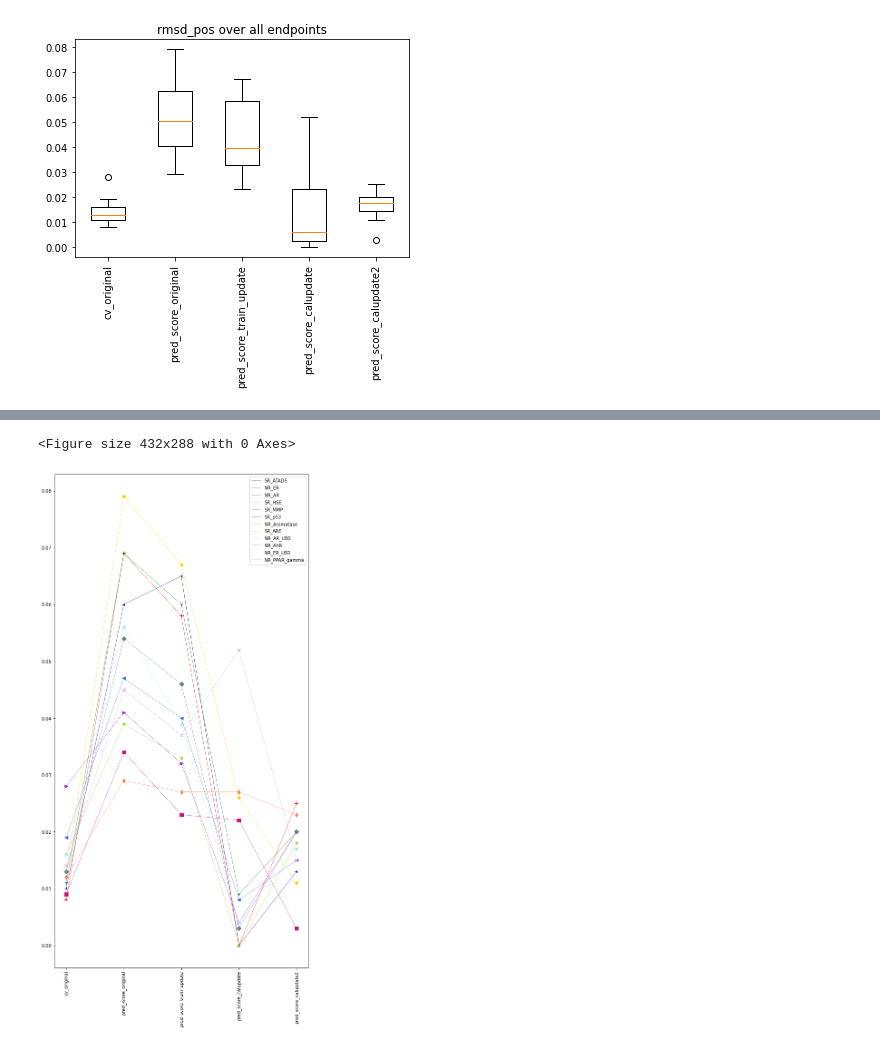
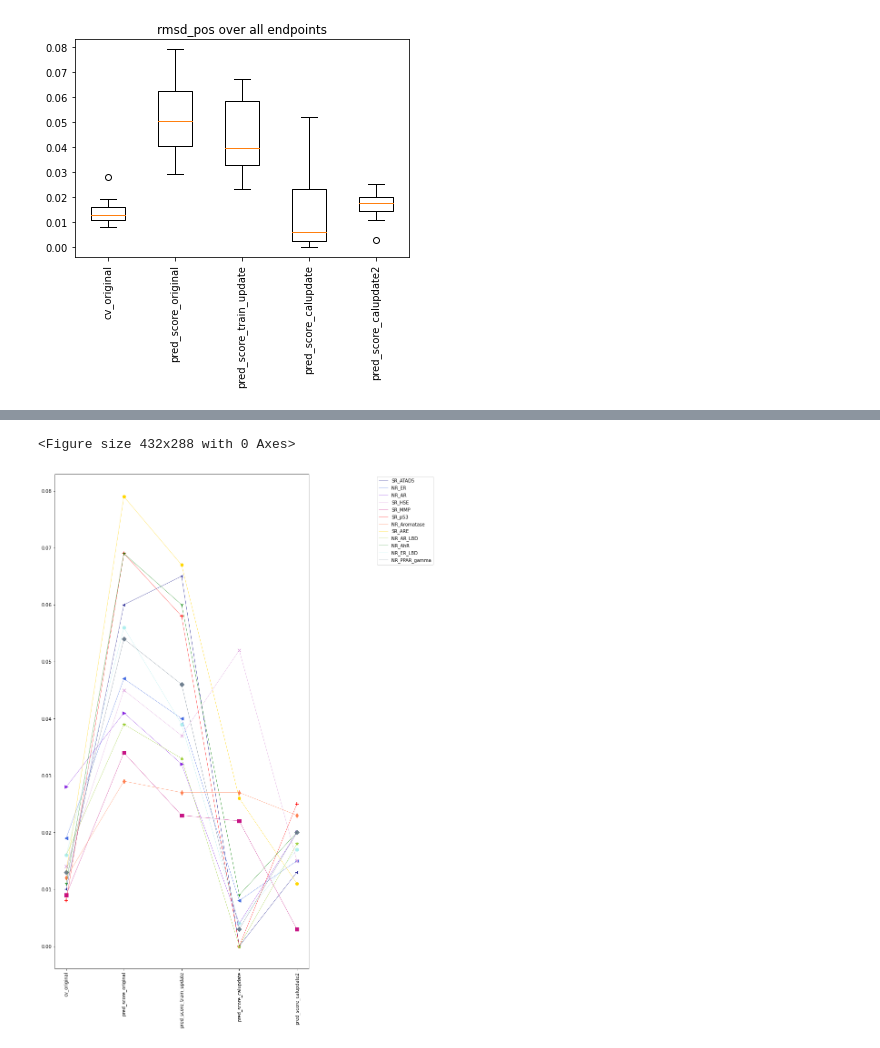
Before and after one commit to volkamerlab/cptox21_manuscript_SI, a Jupyter notebook: code/evaluate_all_endpoints.ipynb, the cells around one changed output, grey strips where cells are left out. Drawn from its saved outputs; the diff is of its cells as text; code cells hidden in the pictures.

```diff
--- a/code/evaluate_all_endpoints.ipynb
+++ b/code/evaluate_all_endpoints.ipynb
@@ -37,6 +78,7 @@ run_experiment = False #True
 # %%
 # Parameters
 n_folds_acp = 3# 10
+n_cv = 2 # 5
 # %%
 endpoints = [
     'SR_ATAD5', 'NR_ER', 'NR_AR', 'SR_HSE', 'SR_MMP', 'SR_p53', 'NR_Aromatase',
@@ -47,28 +86,0 @@ endpoints = [
-# %%
-def load_data(endpoint):
-    """
-    Load signature datasets per endpoint
-
-    Parameters
-    ----------
-    endpoint : endpoint for which the data should be loaded
-
-    Returns
-    -------
-    X_train : (signature) descriptors for Tox21train set
-    y_train : labels for Tox21train set
-    X_test : (signature) descriptors for Tox21test set
-    y_test : labels for Tox21test set
-    X_score : (signature) descriptors for Tox21score set
-    y_score : labels for Tox21score set
-
-    """
-    datasets = ["train", "test", "score"]
-    train_path = define_path(endpoint=endpoint, data=datasets[0], signatures_path=data_signatures_path)
-    test_path = define_path(endpoint=endpoint, data=datasets[1], signatures_path=data_signatures_path)
-    score_path = define_path(endpoint=endpoint, data=datasets[2], signatures_path=data_signatures_path)
-
-    X_train, y_train, X_test, y_test, X_score, y_score = load_signatures_files(train_path, test_path, score_path)
-    X_train = X_train[:500]
-    y_train = y_train[:500]
-    return X_train, y_train, X_test, y_test, X_score, y_score
@@ -213,11 +122,13 @@ for endpoint in endpoints:
     if run_experiment: # If we want to make calculations for all set-ups
 
         # Load data
-        X_train, y_train, X_test, y_test, X_score, y_score = load_data(endpoint)
+        X_train, y_train, X_test, y_test, X_score, y_score = load_data(
+            endpoint, data_signatures_path=data_signatures_path, short_train=True
+        )
 
         # Cross-validate with different calibration sets
         cptox21_cross_validator = cross_validate_compare_calibration_sets(
-            endpoint, X_train, y_train, X_test, y_test, X_score, y_score
+            endpoint, acp, X_train, y_train, X_test, y_test, X_score, y_score, n_cv=n_cv
         )
 
         # Store dataframes with evaluation measures per set-up
@@ -254,7 +165,7 @@ for endpoint in endpoints:
         )
 
         train_update_cross_validator = cross_validate_with_updated_training_set(
-            endpoint, X_train, y_train, X_test, y_test, X_score, y_score, known_indices_sampler
+            endpoint, train_update_acp, X_train, y_train, X_test, y_test, X_score, y_score, known_indices_sampler
         )
 
         evaluation_dfs["cv_trainupdate"].append(train_update_cross_validator.averaged_evaluation_df_cv)
@@ -393,9 +316,9 @@ To see how the rmsds change for the individual endpoints and detect possible "ou
 
 Note, that these plots were initially used for internal investigation, e.g. which endpoints should be selected as example in the manuscript. If unnecessary, the plots can be deleted from this SI notebook.
 # %%
-def line_plot_rmsd(rmsds, strategies, colours=None, markers=None):
+def line_plot_rmsd(rmsds, strategies, colours=None, markers=None, figsize=(5, 10)):
     plt.clf()
-    fig = plt.figure(figsize=(10,20))
+    fig = plt.figure(figsize=figsize)
     if colours is None:
         colours = ['navy', 'royalblue', 'blueviolet', 'plum', 'mediumvioletred', 'red', 'coral', 'gold', 'yellowgreen', 'green', 'paleturquoise', 'slategrey']
     if markers is None:
@@ -405,7 +328,7 @@ def line_plot_rmsd(rmsds, strategies, colours=None, markers=None):
         plt.plot(strategies, [rmsds[s][i] for s in strategies], color=colours[i], linewidth=0.5)#, marker='-o')
         plt.scatter(strategies, [rmsds[s][i] for s in strategies], label=ep, color=colours[i], marker=markers[i], s=50)
         plt.xticks(rotation='vertical')
-        plt.legend(endpoints, loc='upper right')#, bbox_to_anchor=(1, 0.5))
+        plt.legend(endpoints, loc='upper right', bbox_to_anchor=(1.5, 1))
 # %%
 line_plot_rmsd(rmsds, strategies)
 # %% [output]
@@ -414,5 +337,5 @@ line_plot_rmsd(rmsds, strategies)
 # %%
-line_plot_rmsd(rmsds_pos, strategies)
+line_plot_rmsd(rmsds_pos, strategies, figsize=(10, 20))
 # %% [output]
 <Figure size 432x288 with 0 Axes>
-[figure, old version]
+[figure, new version]
```
Also changed, not shown: parts of 26 cells of this notebook, 5 other files.
